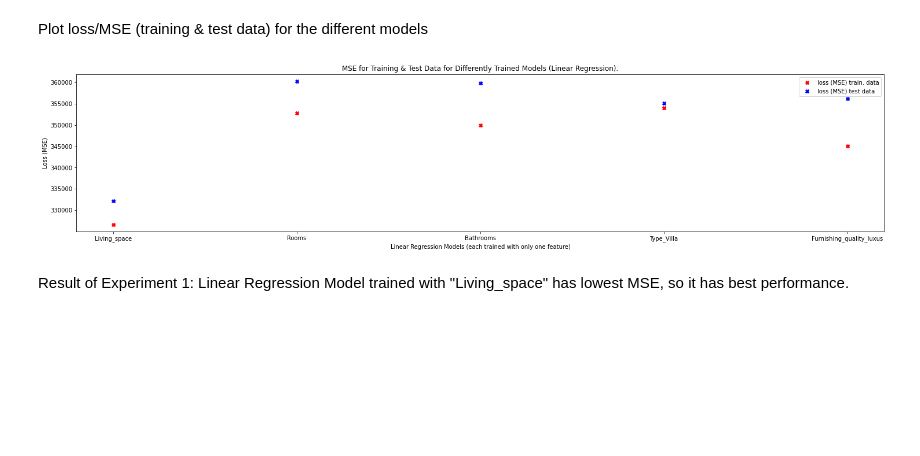
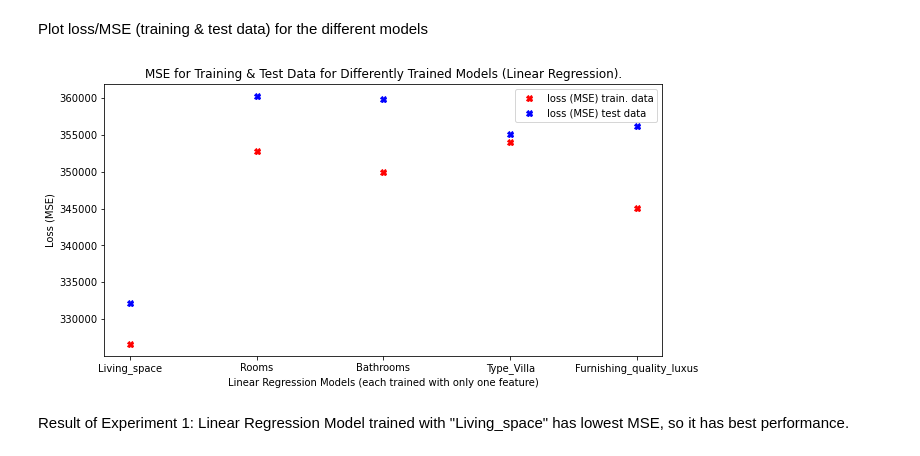
Before and after one commit to heuer-ja/CENG542-Knowledge-Discovery, a Jupyter notebook: germany_house_prices.ipynb, the cells around one changed output. Saved outputs shown, nothing was run; the diff lists cells and outputs as text; code cells hidden in the pictures; blank space fills up the shorter version.

Commit message:
Exp2. changed plot title

```diff
--- a/germany_house_prices.ipynb
+++ b/germany_house_prices.ipynb
@@ -377,16 +377,16 @@ Plot loss/MSE (training & test data) for the different models
 # %%
 fig, ax = plt.subplots()
 fig.set_figheight(5)
-fig.set_figwidth(25)
+fig.set_figwidth(10)
 ax.plot(list_top_features, list_loss_train, label="loss (MSE) train. data", linestyle = 'None', marker="X", color="r")
 ax.plot(list_top_features, list_loss_test, label="loss (MSE) test data", linestyle = 'None', marker="X", color="b")
 ax.legend()
 ax.set_title("MSE for Training & Test Data for Differently Trained Models (Linear Regression).")
 ax.set_xlabel("Linear Regression Models (each trained with only one feature)")
 ax.set_ylabel("Loss (MSE)")
 plt.show()
 # %% [output]
-[figure, old version]
+[figure, new version]
 # %% [markdown]
 Result of Experiment 1: Linear Regression Model trained with "Living_space" has lowest MSE, so it has best performance.
 # %% [markdown]
```
Also changed, not shown: parts of 1 cell of this notebook, 1 other file.
